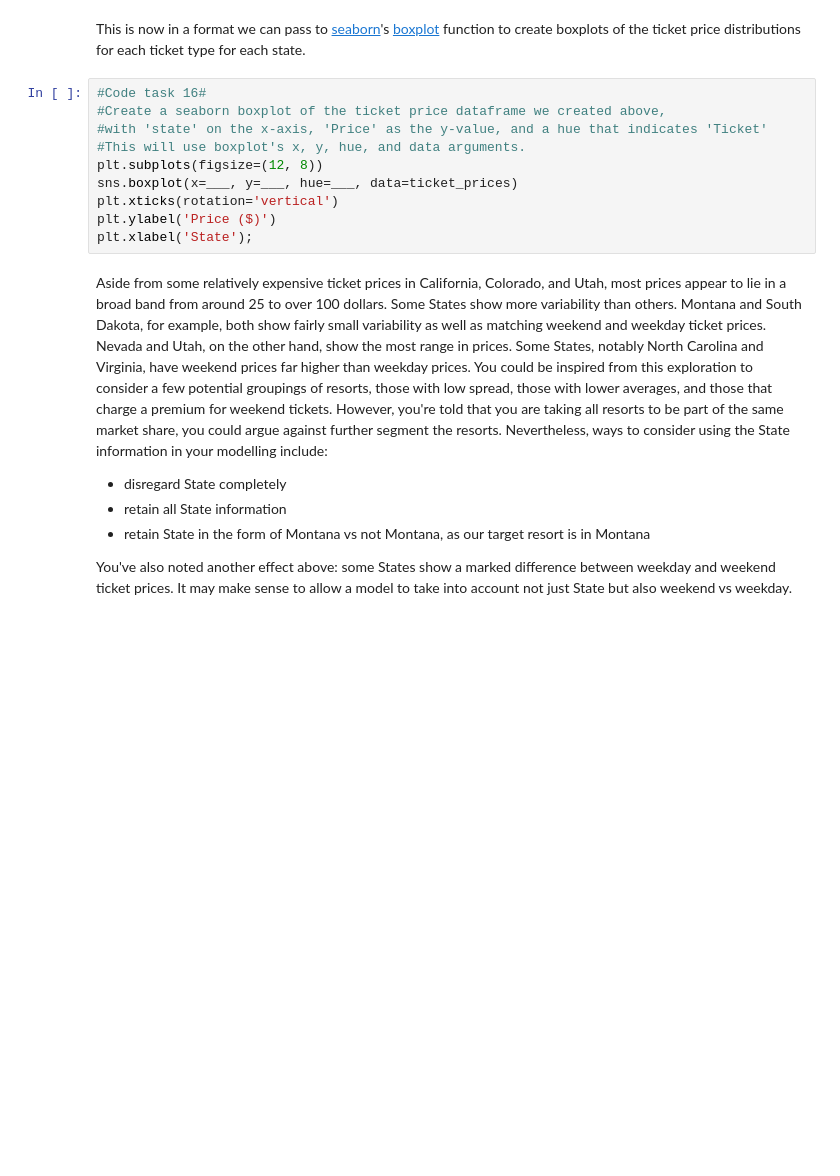
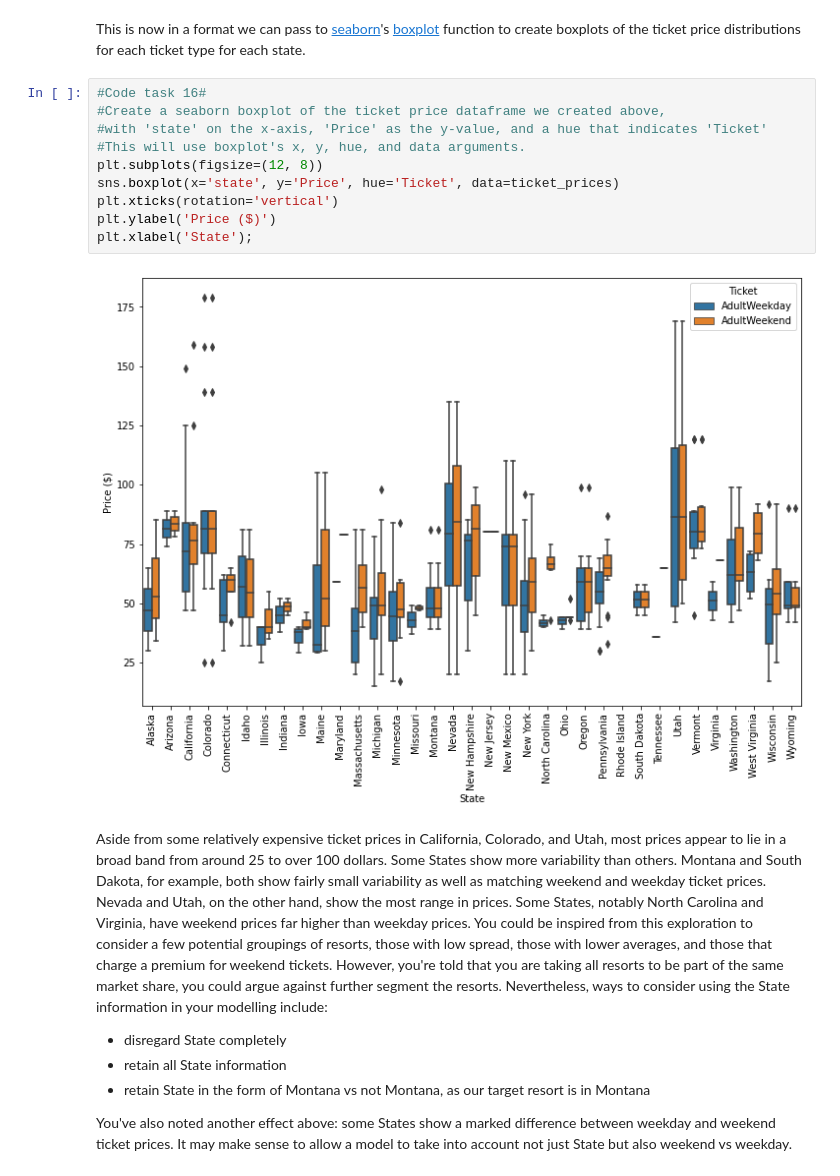
Before and after one commit to asridharan-phl/DataScienceGuidedCapstone, a Jupyter notebook: Notebooks/02_data_wrangling.ipynb, the cells around one changed output. Cells and saved outputs as stored; diff of their text form; blank space fills up the shorter version.

```diff
--- a/Notebooks/02_data_wrangling.ipynb
+++ b/Notebooks/02_data_wrangling.ipynb
@@ -479,13 +516,15 @@ This is now in a format we can pass to [seaborn](https://seaborn.pydata.org/)'s
 # %%
 #Code task 16#
 #Create a seaborn boxplot of the ticket price dataframe we created above,
 #with 'state' on the x-axis, 'Price' as the y-value, and a hue that indicates 'Ticket'
 #This will use boxplot's x, y, hue, and data arguments.
 plt.subplots(figsize=(12, 8))
-sns.boxplot(x=___, y=___, hue=___, data=ticket_prices)
+sns.boxplot(x='state', y='Price', hue='Ticket', data=ticket_prices)
 plt.xticks(rotation='vertical')
 plt.ylabel('Price ($)')
 plt.xlabel('State');
+# %% [output]
+[figure, added]
 # %% [markdown]
 Aside from some relatively expensive ticket prices in California, Colorado, and Utah, most prices appear to lie in a broad band from around 25 to over 100 dollars. Some States show more variability than others. Montana and South Dakota, for example, both show fairly small variability as well as matching weekend and weekday ticket prices. Nevada and Utah, on the other hand, show the most range in prices. Some States, notably North Carolina and Virginia, have weekend prices far higher than weekday prices. You could be inspired from this exploration to consider a few potential groupings of resorts, those with low spread, those with lower averages, and those that charge a premium for weekend tickets. However, you're told that you are taking all resorts to be part of the same market share, you  could argue against further segment the resorts. Nevertheless, ways to consider using the State information in your modelling include:
 
```
Also changed, not shown: parts of 45 cells of this notebook.
